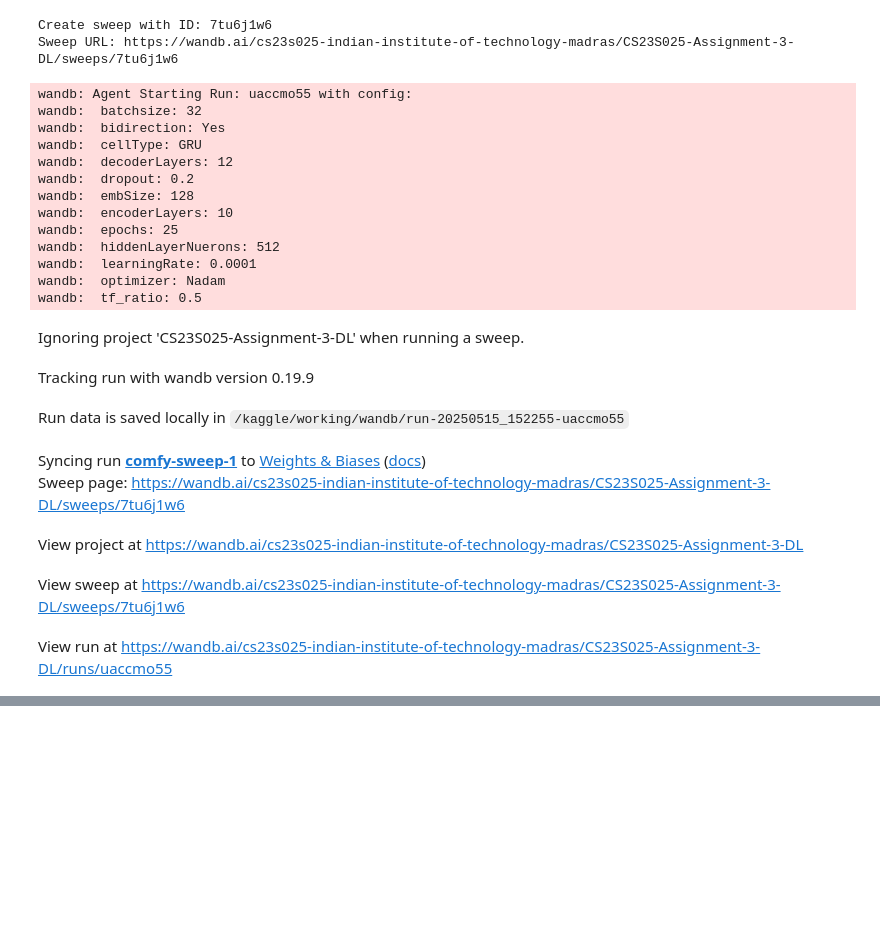
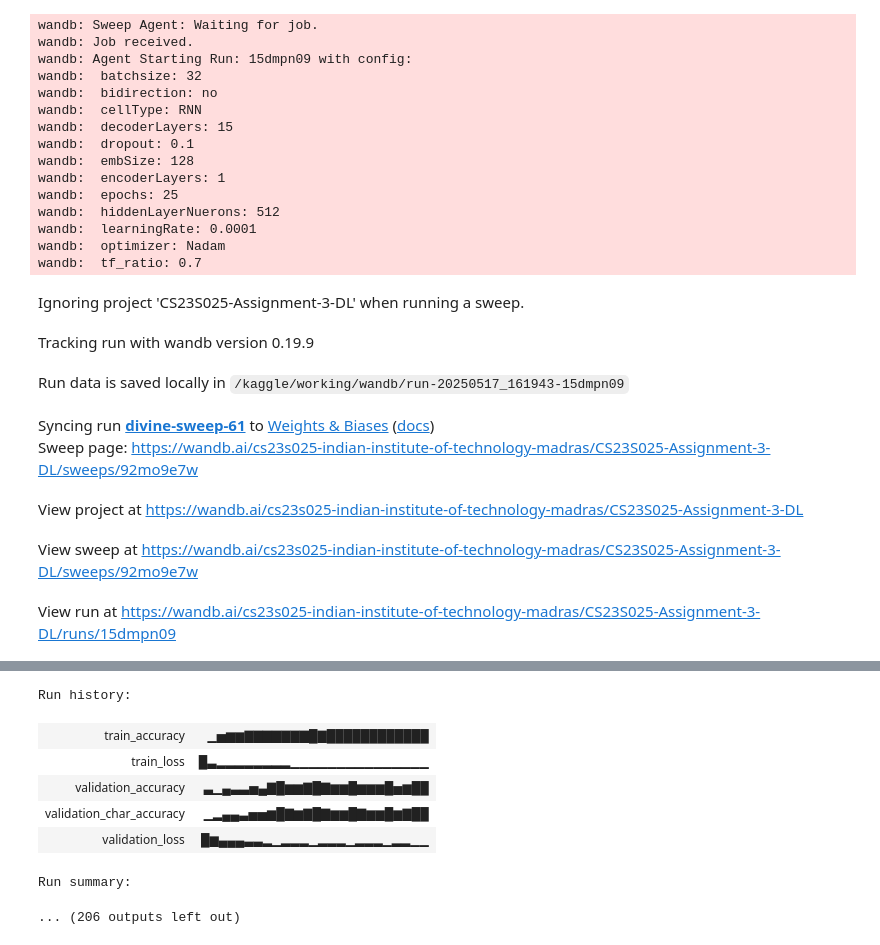
Before and after one commit to kanchan0/CS23S025-Assignment-3_DA6401-DL, a Jupyter notebook: cs23s025_Assignment3_With_Attention.ipynb, the cells around one changed output, grey strips where cells are left out. Cells and saved outputs as stored; diff of their text form; code cells hidden in the pictures; blank space fills up the shorter version.

Commit message:
corrected the wandb-config for with attention code

```diff
--- a/cs23s025_Assignment3_With_Attention.ipynb
+++ b/cs23s025_Assignment3_With_Attention.ipynb
@@ -397,7 +398,7 @@ def train_model():
 # Define sweep configuration
 sweep_config = {
     'method': 'bayes',
-    'name': 'Assignment_3_withAttention_2',
+    'name': 'Assignment_3_with_Attention_new',
     'metric': {
         'goal': 'maximize',
         'name': 'validation_accuracy',
@@ -419,37 +420,36 @@ sweep_config = {
 }
 
 # Create the sweep
-sweep_id = wandb.sweep(sweep=sweep_config, project='CS23S025-Assignment-3-DL')
+#sweep_id = wandb.sweep(sweep=sweep_config, project='CS23S025-Assignment-3-DL')
 
 # Launch the sweep agent (make sure to update the entity if needed)
-wandb.agent(
-    sweep_id=sweep_id,
+wandb.agent("92mo9e7w",
     function=train_model,
-    count=50,  # or however many runs you want
+    count=25,  # or however many runs you want
     entity="cs23s025-indian-institute-of-technology-madras",
     project="CS23S025-Assignment-3-DL"
 )
 # %% [output]
-Create sweep with ID: 7tu6j1w6
-Sweep URL: https://wandb.ai/cs23s025-indian-institute-of-technology-madras/CS23S025-Assignment-3-DL/sweeps/7tu6j1w6
+wandb: Sweep Agent: Waiting for job.
+wandb: Job received.
+wandb: Agent Starting Run: 15dmpn09 with config:
+wandb:  batchsize: 32
+wandb:  bidirection: no
+wandb:  cellType: RNN
+wandb:  decoderLayers: 15
+wandb:  dropout: 0.1
+wandb:  embSize: 128
+wandb:  encoderLayers: 1
+wandb:  epochs: 25
+wandb:  hiddenLayerNuerons: 512
+wandb:  learningRate: 0.0001
+wandb:  optimizer: Nadam
+wandb:  tf_ratio: 0.7
-wandb: Agent Starting Run: uaccmo55 with config:
-wandb:  batchsize: 32
-wandb:  bidirection: Yes
-wandb:  cellType: GRU
-wandb:  decoderLayers: 12
-wandb:  dropout: 0.2
-wandb:  embSize: 128
-wandb:  encoderLayers: 10
-wandb:  epochs: 25
-wandb:  hiddenLayerNuerons: 512
-wandb:  learningRate: 0.0001
-wandb:  optimizer: Nadam
-wandb:  tf_ratio: 0.5
 Ignoring project 'CS23S025-Assignment-3-DL' when running a sweep.
 Tracking run with wandb version 0.19.9
-Run data is saved locally in /kaggle/working/wandb/run-20250515_152255-uaccmo55
+Run data is saved locally in /kaggle/working/wandb/run-20250517_161943-15dmpn09
-Syncing run comfy-sweep-1 to Weights & Biases (docs)
-Sweep page: https://wandb.ai/cs23s025-indian-institute-of-technology-madras/CS23S025-Assignment-3-DL/sweeps/7tu6j1w6
+Syncing run divine-sweep-61 to Weights & Biases (docs)
+Sweep page: https://wandb.ai/cs23s025-indian-institute-of-technology-madras/CS23S025-Assignment-3-DL/sweeps/92mo9e7w
 View project at https://wandb.ai/cs23s025-indian-institute-of-technology-madras/CS23S025-Assignment-3-DL
-View sweep at https://wandb.ai/cs23s025-indian-institute-of-technology-madras/CS23S025-Assignment-3-DL/sweeps/7tu6j1w6
+View sweep at https://wandb.ai/cs23s025-indian-institute-of-technology-madras/CS23S025-Assignment-3-DL/sweeps/92mo9e7w
-View run at https://wandb.ai/cs23s025-indian-institute-of-technology-madras/CS23S025-Assignment-3-DL/runs/uaccmo55
+View run at https://wandb.ai/cs23s025-indian-institute-of-technology-madras/CS23S025-Assignment-3-DL/runs/15dmpn09
@@ -455,0 +457,8 @@ View run at https://wandb.ai/cs23s025-indian-institute-of-technology-madras/CS23
+Run history:
+| train_accuracy | ▁▅▆▆▇▇▇▇▇▇▇█▇████████████ |
+| train_loss | █▃▂▂▂▂▂▂▂▂▁▁▁▁▁▁▁▁▁▁▁▁▁▁▁ |
+| validation_accuracy | ▃▁▄▃▃▅▄▇█▆▆▇█▇▆▆█▆▆▆█▅▆██ |
+| validation_char_accuracy | ▁▂▄▄▃▅▅▆█▇▆▇█▇▆▆█▇▆▆█▆▇██ |
+| validation_loss | █▆▄▄▄▃▃▂▁▂▂▂▁▂▂▂▁▂▂▂▁▂▂▁▁ |
+Run summary:
+... (206 outputs left out)
```
Also changed, not shown: parts of 2 cells of this notebook.
